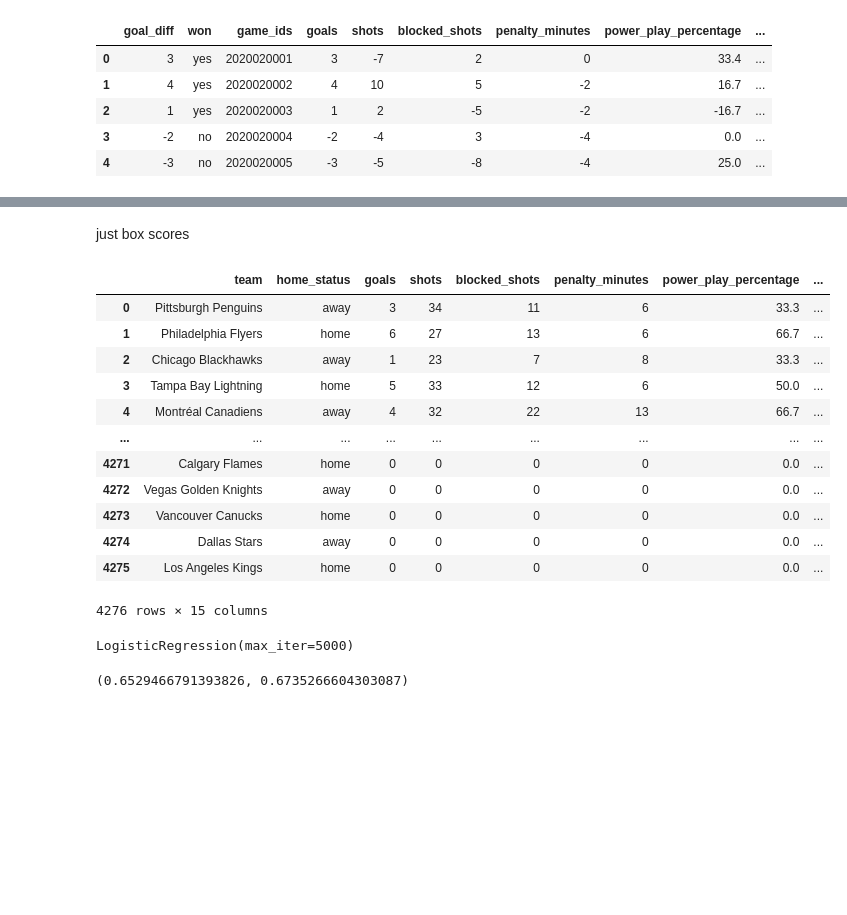
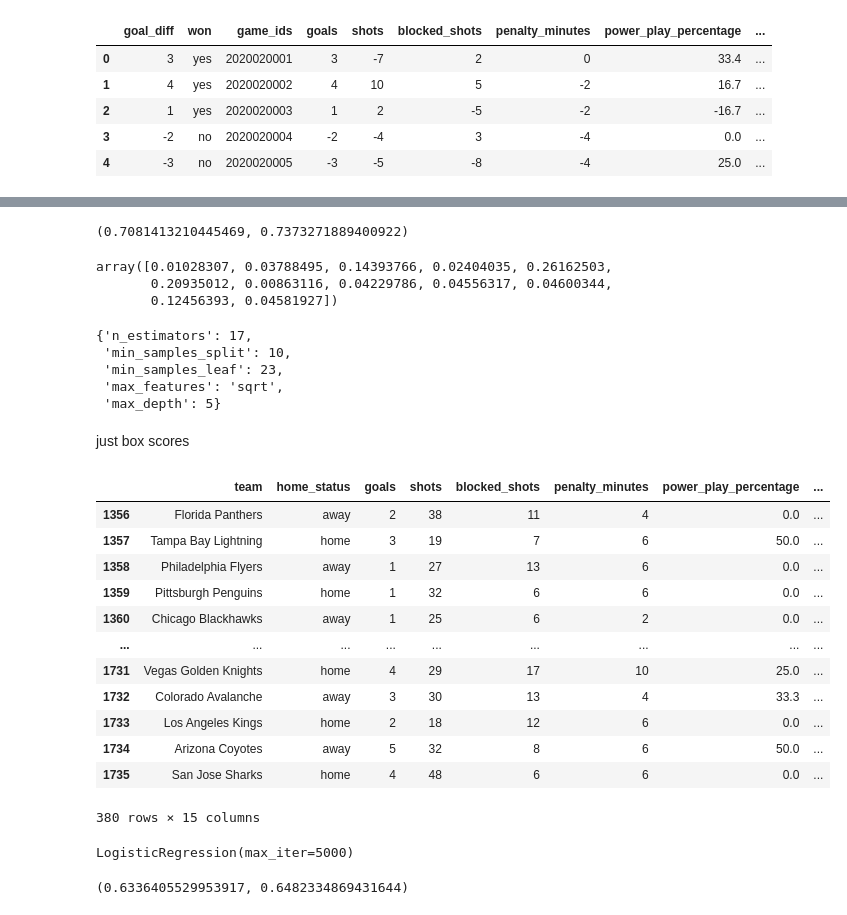
Before and after one commit to RazyChristmas/NHL_predictor, a Jupyter notebook: modeling and predictions.ipynb, the cells around one changed output, grey strips where cells are left out. Cells and saved outputs as stored; diff of their text form; code cells hidden in the pictures; blank space fills up the shorter version.

```diff
--- a/modeling and predictions.ipynb
+++ b/modeling and predictions.ipynb
@@ -60,23 +107,41 @@ array([[ 2.06015432e-18, -1.52087319e-12,  2.06015432e-18,
+# %%
+rfc_search.score(X_train,y_train), rfc_search.score(X_test,y_test)
+# %% [output]
+(0.7081413210445469, 0.7373271889400922)
+# %%
+rfc_search.best_estimator_.feature_importances_
+# %% [output]
+array([0.01028307, 0.03788495, 0.14393766, 0.02404035, 0.26162503,
+       0.20935012, 0.00863116, 0.04229786, 0.04556317, 0.04600344,
+       0.12456393, 0.04581927])
+# %%
+rfc_search.best_params_
+# %% [output]
+{'n_estimators': 17,
+ 'min_samples_split': 10,
+ 'min_samples_leaf': 23,
+ 'max_features': 'sqrt',
+ 'max_depth': 5}
 # %% [markdown]
 just box scores
 # %%
-box_scores = pd.read_csv('./data_frames/2020_2019_end_game_boxscores.csv')
+box_scores = pd.read_csv('./data_frames/2020_end_game_boxscores.csv')
 # %%
-box_scores
+box_scores.tail(380)
 # %% [output]
 |  | team | home_status | goals | shots | blocked_shots | penalty_minutes | power_play_percentage | ... |
-| 0 | Pittsburgh Penguins | away | 3 | 34 | 11 | 6 | 33.3 | ... |
-| 1 | Philadelphia Flyers | home | 6 | 27 | 13 | 6 | 66.7 | ... |
-| 2 | Chicago Blackhawks | away | 1 | 23 | 7 | 8 | 33.3 | ... |
-| 3 | Tampa Bay Lightning | home | 5 | 33 | 12 | 6 | 50.0 | ... |
-| 4 | Montréal Canadiens | away | 4 | 32 | 22 | 13 | 66.7 | ... |
+| 1356 | Florida Panthers | away | 2 | 38 | 11 | 4 | 0.0 | ... |
+| 1357 | Tampa Bay Lightning | home | 3 | 19 | 7 | 6 | 50.0 | ... |
+| 1358 | Philadelphia Flyers | away | 1 | 27 | 13 | 6 | 0.0 | ... |
+| 1359 | Pittsburgh Penguins | home | 1 | 32 | 6 | 6 | 0.0 | ... |
+| 1360 | Chicago Blackhawks | away | 1 | 25 | 6 | 2 | 0.0 | ... |
 | ... | ... | ... | ... | ... | ... | ... | ... | ... |
-| 4271 | Calgary Flames | home | 0 | 0 | 0 | 0 | 0.0 | ... |
-| 4272 | Vegas Golden Knights | away | 0 | 0 | 0 | 0 | 0.0 | ... |
-| 4273 | Vancouver Canucks | home | 0 | 0 | 0 | 0 | 0.0 | ... |
-| 4274 | Dallas Stars | away | 0 | 0 | 0 | 0 | 0.0 | ... |
-| 4275 | Los Angeles Kings | home | 0 | 0 | 0 | 0 | 0.0 | ... |
+| 1731 | Vegas Golden Knights | home | 4 | 29 | 17 | 10 | 25.0 | ... |
+| 1732 | Colorado Avalanche | away | 3 | 30 | 13 | 4 | 33.3 | ... |
+| 1733 | Los Angeles Kings | home | 2 | 18 | 12 | 6 | 0.0 | ... |
+| 1734 | Arizona Coyotes | away | 5 | 32 | 8 | 6 | 50.0 | ... |
+| 1735 | San Jose Sharks | home | 4 | 48 | 6 | 6 | 0.0 | ... |
-4276 rows × 15 columns
+380 rows × 15 columns
 # %%
 X = box_scores.drop(columns=['won', 'team', 'home_status', 'goal_diff','goals'])
 y = box_scores['won']
@@ -93,4 +158,4 @@ LogisticRegression(max_iter=5000)
 # %%
 logreg.score(X_test,y_test), logreg.score(X_train,y_train)
 # %% [output]
-(0.6529466791393826, 0.6735266604303087)
+(0.6336405529953917, 0.6482334869431644)
```
Also changed, not shown: parts of 17 cells of this notebook, 1 other file.
